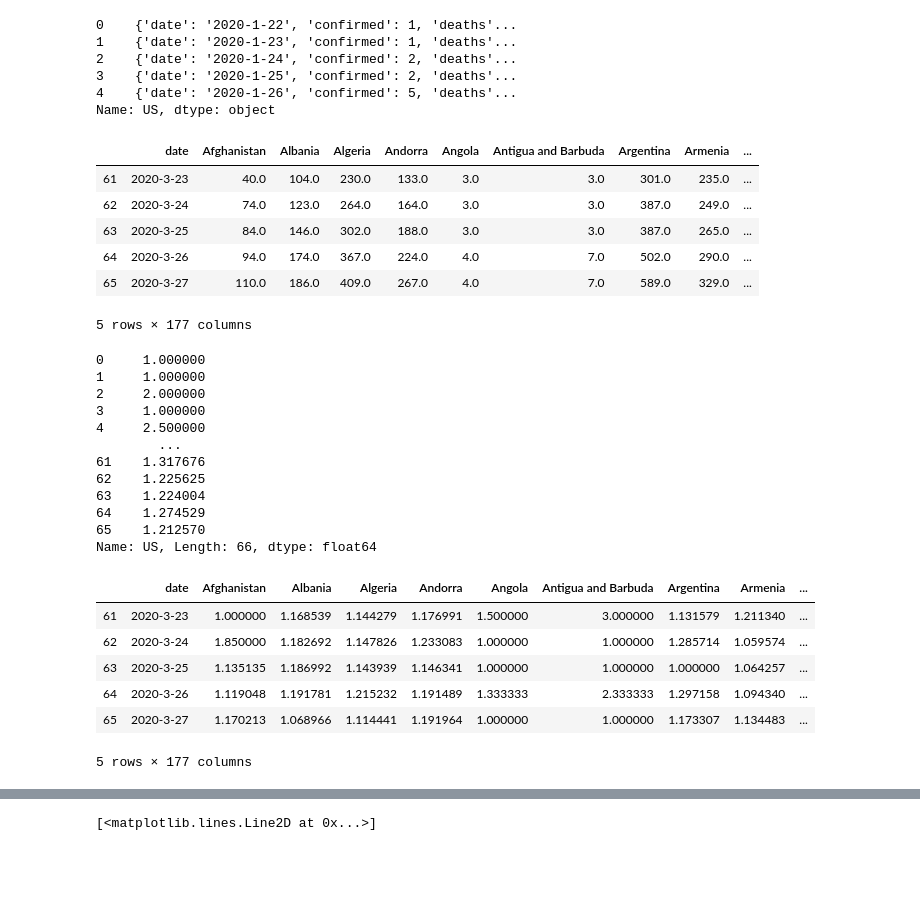
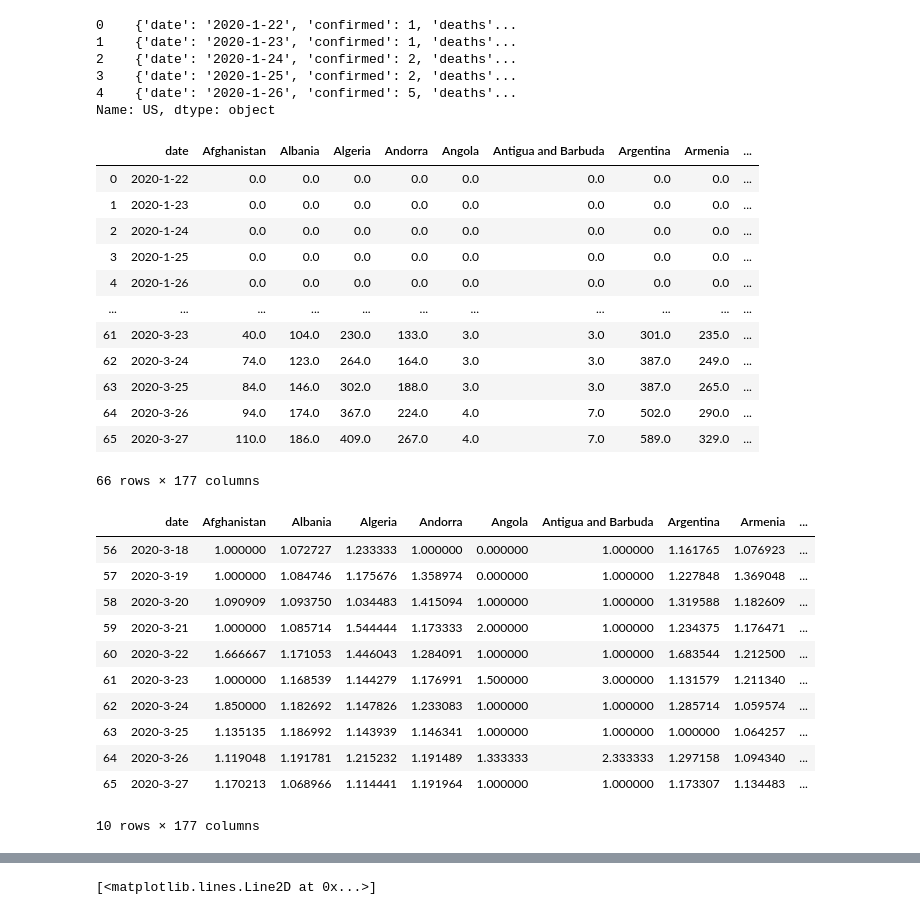
Before and after one commit to roayahelal/covid-19, a Jupyter notebook: by_date_analysis.ipynb, the cells around one changed output, grey strips where cells are left out. Cells and saved outputs as stored; diff of their text form; code cells hidden in the pictures; blank space fills up the shorter version.

```diff
--- a/by_date_analysis.ipynb
+++ b/by_date_analysis.ipynb
@@ -17,35 +17,44 @@ Name: US, dtype: object
 # %%
 #the objective is to create a table of countries and dates as columns with confirmed cases as values
 data_to_use = pd.DataFrame()
-# %%
-#making a list of countries
-countries = data.columns
-#adding ccountries as a column
-country = [i for i in data.columns]
 # %%
 #creating a dates column
+
+#making a list of countries
+countries = data.columns
+
 dates = []
-for x in range(0,len(data)):
+for x,y in zip(range(0,len(data)),countries):
     date_extracted = data[y][x]["date"]
     dates.append(date_extracted)
-for i in dates:
-    data_to_use[i] = 0
-    data_to_use[i] = data_to_use[i].astype(float)
+data_to_use["date"]=dates
+# %%
+
+#adding ccountries as columns
+for i in countries:
+    data_to_use[i] = 0
+    data_to_use[i] = data_to_use[i].astype(float)
 # %%
 #updating values of cells to confirmed cases
-for date in countries:
+for country in countries:
     for x in range(0,len(data)):
-        data_to_use.at[x,date] = data[date][x]["confirmed"]
+        data_to_use.at[x,country] = data[country][x]["confirmed"]
 # %%
 #previewing results
 for i in countries:
     data_to_use[i].astype(float)
-data_to_use.tail()
+data_to_use
 # %% [output]
 |  | date | Afghanistan | Albania | Algeria | Andorra | Angola | Antigua and Barbuda | Argentina | Armenia | ... |
+| 0 | 2020-1-22 | 0.0 | 0.0 | 0.0 | 0.0 | 0.0 | 0.0 | 0.0 | 0.0 | ... |
+| 1 | 2020-1-23 | 0.0 | 0.0 | 0.0 | 0.0 | 0.0 | 0.0 | 0.0 | 0.0 | ... |
+| 2 | 2020-1-24 | 0.0 | 0.0 | 0.0 | 0.0 | 0.0 | 0.0 | 0.0 | 0.0 | ... |
+| 3 | 2020-1-25 | 0.0 | 0.0 | 0.0 | 0.0 | 0.0 | 0.0 | 0.0 | 0.0 | ... |
+| 4 | 2020-1-26 | 0.0 | 0.0 | 0.0 | 0.0 | 0.0 | 0.0 | 0.0 | 0.0 | ... |
+| ... | ... | ... | ... | ... | ... | ... | ... | ... | ... | ... |
 | 61 | 2020-3-23 | 40.0 | 104.0 | 230.0 | 133.0 | 3.0 | 3.0 | 301.0 | 235.0 | ... |
 | 62 | 2020-3-24 | 74.0 | 123.0 | 264.0 | 164.0 | 3.0 | 3.0 | 387.0 | 249.0 | ... |
 | 63 | 2020-3-25 | 84.0 | 146.0 | 302.0 | 188.0 | 3.0 | 3.0 | 387.0 | 265.0 | ... |
 | 64 | 2020-3-26 | 94.0 | 174.0 | 367.0 | 224.0 | 4.0 | 7.0 | 502.0 | 290.0 | ... |
 | 65 | 2020-3-27 | 110.0 | 186.0 | 409.0 | 267.0 | 4.0 | 7.0 | 589.0 | 329.0 | ... |
-5 rows × 177 columns
+66 rows × 177 columns
@@ -60,28 +74,18 @@ for country in countries:
             growth_data_to_use.at[x,country] = data_to_use[country][x] / data_to_use[country][x-1]
         else:
             growth_data_to_use.at[x,country] = data_to_use[country][x]
-# %%
-growth_data_to_use["US"]
-# %% [output]
-0     1.000000
-1     1.000000
-2     2.000000
-3     1.000000
-4     2.500000
-        ...
-61    1.317676
-62    1.225625
-63    1.224004
-64    1.274529
-65    1.212570
-Name: US, Length: 66, dtype: float64
 # %%
-growth_data_to_use.tail()
+growth_data_to_use.tail(10)
 # %% [output]
 |  | date | Afghanistan | Albania | Algeria | Andorra | Angola | Antigua and Barbuda | Argentina | Armenia | ... |
+| 56 | 2020-3-18 | 1.000000 | 1.072727 | 1.233333 | 1.000000 | 0.000000 | 1.000000 | 1.161765 | 1.076923 | ... |
+| 57 | 2020-3-19 | 1.000000 | 1.084746 | 1.175676 | 1.358974 | 0.000000 | 1.000000 | 1.227848 | 1.369048 | ... |
+| 58 | 2020-3-20 | 1.090909 | 1.093750 | 1.034483 | 1.415094 | 1.000000 | 1.000000 | 1.319588 | 1.182609 | ... |
+| 59 | 2020-3-21 | 1.000000 | 1.085714 | 1.544444 | 1.173333 | 2.000000 | 1.000000 | 1.234375 | 1.176471 | ... |
+| 60 | 2020-3-22 | 1.666667 | 1.171053 | 1.446043 | 1.284091 | 1.000000 | 1.000000 | 1.683544 | 1.212500 | ... |
 | 61 | 2020-3-23 | 1.000000 | 1.168539 | 1.144279 | 1.176991 | 1.500000 | 3.000000 | 1.131579 | 1.211340 | ... |
 | 62 | 2020-3-24 | 1.850000 | 1.182692 | 1.147826 | 1.233083 | 1.000000 | 1.000000 | 1.285714 | 1.059574 | ... |
 | 63 | 2020-3-25 | 1.135135 | 1.186992 | 1.143939 | 1.146341 | 1.000000 | 1.000000 | 1.000000 | 1.064257 | ... |
 | 64 | 2020-3-26 | 1.119048 | 1.191781 | 1.215232 | 1.191489 | 1.333333 | 2.333333 | 1.297158 | 1.094340 | ... |
 | 65 | 2020-3-27 | 1.170213 | 1.068966 | 1.114441 | 1.191964 | 1.000000 | 1.000000 | 1.173307 | 1.134483 | ... |
-5 rows × 177 columns
+10 rows × 177 columns
```
Also changed, not shown: parts of 7 cells of this notebook, 15 other files.
